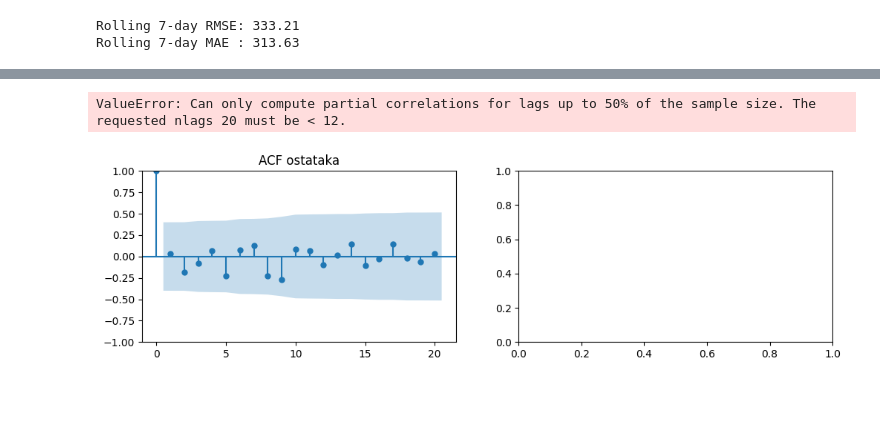
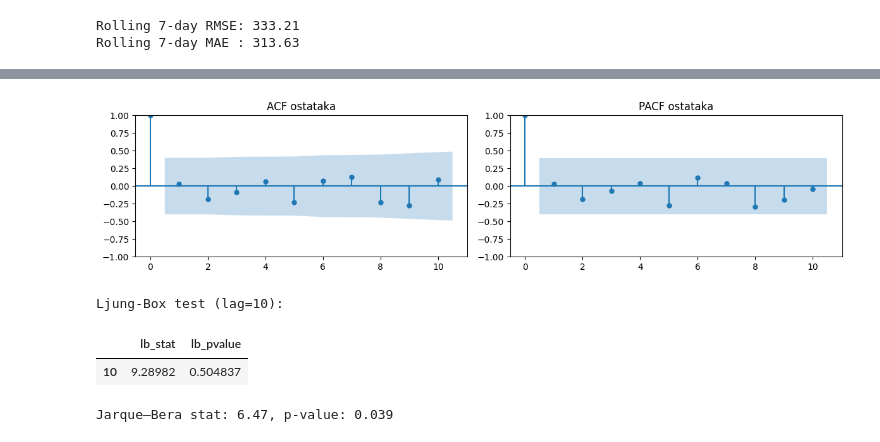
Before and after one commit to dejunga/predvidanje_potrosnje, a Jupyter notebook: notebooks/03_Modeling.ipynb, the cells around one changed output, grey strips where cells are left out. Saved outputs shown, nothing was run; the diff lists cells and outputs as text; code cells hidden in the pictures; blank space fills up the shorter version.

```diff
--- a/notebooks/03_Modeling.ipynb
+++ b/notebooks/03_Modeling.ipynb
@@ -171,11 +177,27 @@ plt.show()
 # %%
 from statsmodels.graphics.tsaplots import plot_acf, plot_pacf
 
 fig, axes = plt.subplots(1,2, figsize=(12,3))
-plot_acf(residuals, lags=20, ax=axes[0], title="ACF ostataka")
-plot_pacf(residuals, lags=20, ax=axes[1], title="PACF ostataka")
+plot_acf(residuals, lags=10, ax=axes[0], title="ACF ostataka")
+plot_pacf(residuals, lags=10, ax=axes[1], title="PACF ostataka")
 plt.tight_layout()
 plt.show()
 # %% [output]
-ValueError: Can only compute partial correlations for lags up to 50% of the sample size. The requested nlags 20 must be < 12.
-[figure, old version]
+[figure, new version]
+# %%
+from statsmodels.stats.diagnostic import acorr_ljungbox
+
+lb_test = acorr_ljungbox(residuals, lags=[10], return_df=True)
+print("Ljung-Box test (lag=10):")
+display(lb_test)
+# %% [output]
+Ljung-Box test (lag=10):
+|  | lb_stat | lb_pvalue |
+| 10 | 9.28982 | 0.504837 |
+# %%
+from statsmodels.stats.stattools import jarque_bera
+
+jb_stat, jb_pvalue, _, _ = jarque_bera(residuals)
+print(f"Jarque–Bera stat: {jb_stat:.2f}, p-value: {jb_pvalue:.3f}")
+# %% [output]
+Jarque–Bera stat: 6.47, p-value: 0.039
```
Also changed, not shown: parts of 4 cells of this notebook, 1 other file.
